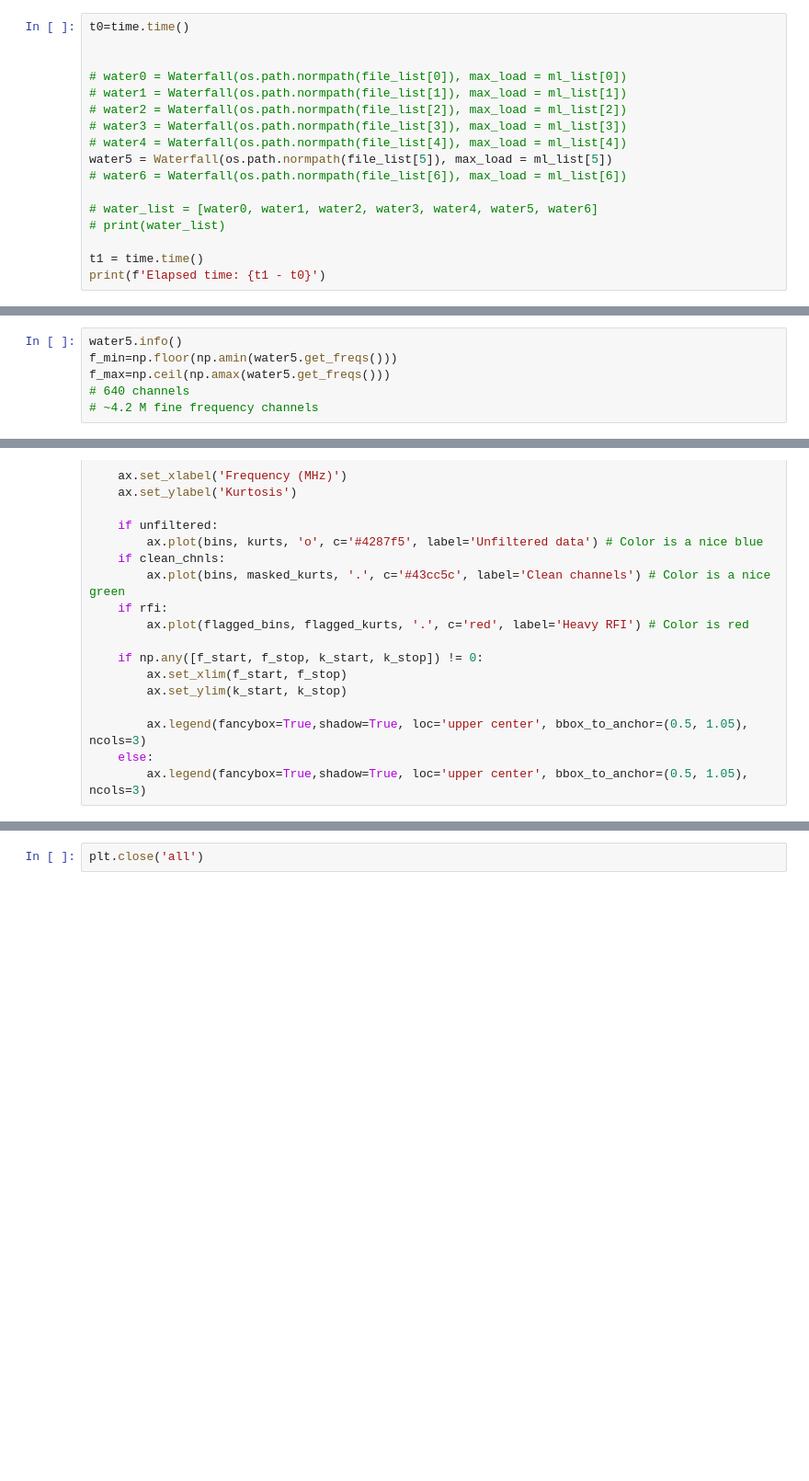
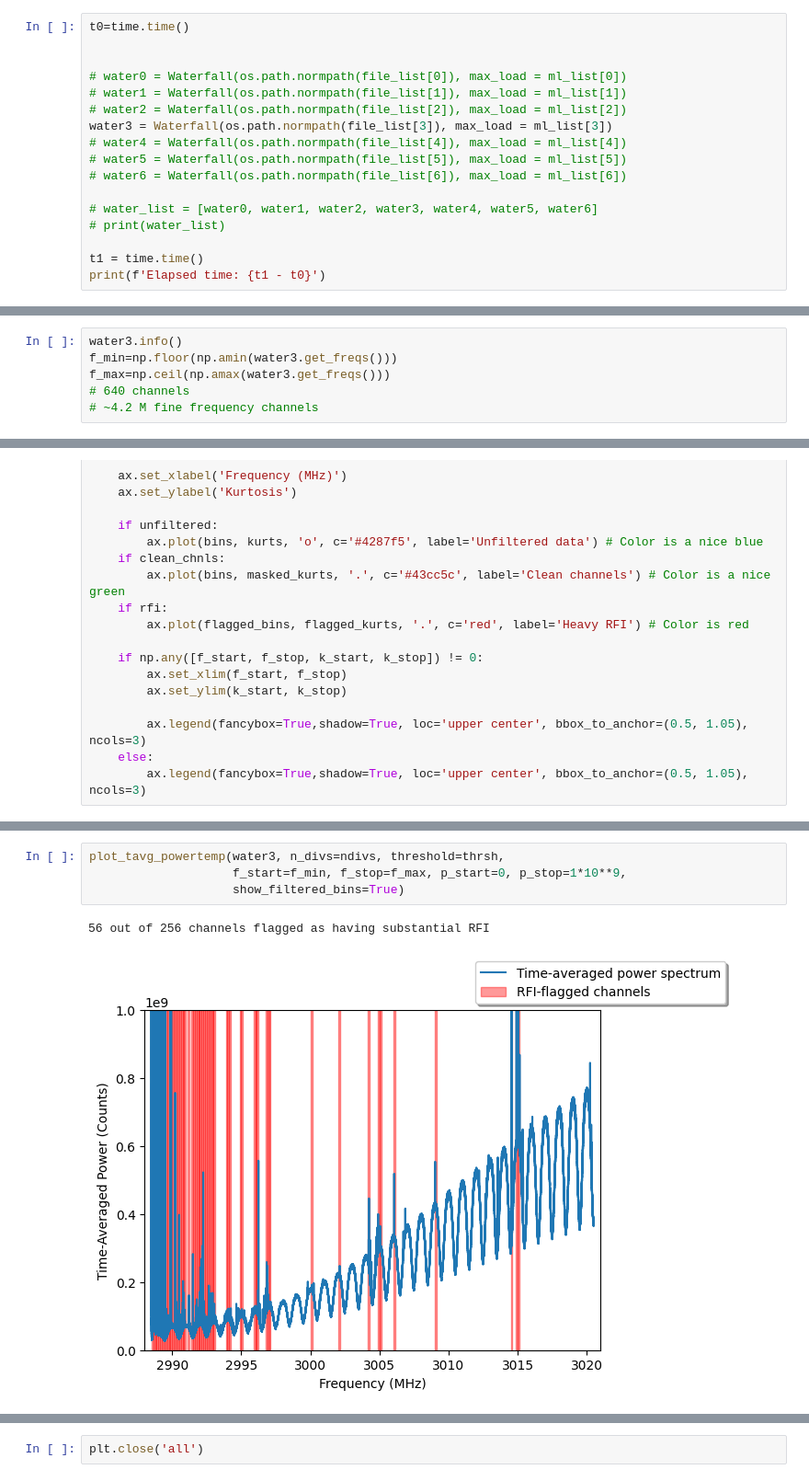
Before and after one commit to jareds-laf/playing-with-cosmic-data, a Jupyter notebook: filterbank/filterbank_rfi_id_kurtosis.ipynb, the cells around one changed output, grey strips where cells are left out. Shown at 92% size. Saved outputs shown, nothing was run; the diff lists cells and outputs as text; blank space fills up the shorter version.

```diff
--- a/filterbank/filterbank_rfi_id_kurtosis.ipynb
+++ b/filterbank/filterbank_rfi_id_kurtosis.ipynb
@@ -53,9 +53,9 @@ t0=time.time()
 # water0 = Waterfall(os.path.normpath(file_list[0]), max_load = ml_list[0])
 # water1 = Waterfall(os.path.normpath(file_list[1]), max_load = ml_list[1])
 # water2 = Waterfall(os.path.normpath(file_list[2]), max_load = ml_list[2])
-# water3 = Waterfall(os.path.normpath(file_list[3]), max_load = ml_list[3])
+water3 = Waterfall(os.path.normpath(file_list[3]), max_load = ml_list[3])
 # water4 = Waterfall(os.path.normpath(file_list[4]), max_load = ml_list[4])
-water5 = Waterfall(os.path.normpath(file_list[5]), max_load = ml_list[5])
+# water5 = Waterfall(os.path.normpath(file_list[5]), max_load = ml_list[5])
 # water6 = Waterfall(os.path.normpath(file_list[6]), max_load = ml_list[6])
 
 # water_list = [water0, water1, water2, water3, water4, water5, water6]
@@ -68,7 +68,7 @@ Elapsed time: 7.804612636566162
 # %%
-water5.info()
-f_min=np.floor(np.amin(water5.get_freqs()))
-f_max=np.ceil(np.amax(water5.get_freqs()))
+water3.info()
+f_min=np.floor(np.amin(water3.get_freqs()))
+f_max=np.ceil(np.amax(water3.get_freqs()))
 # 640 channels
 # ~4.2 M fine frequency channels
 # %% [output]
@@ -328,0 +278,7 @@ water5.plot_waterfall(f_start=2024, f_stop=2026)
+# %%
+plot_tavg_powertemp(water3, n_divs=ndivs, threshold=thrsh,
+                    f_start=f_min, f_stop=f_max, p_start=0, p_stop=1*10**9,
+                    show_filtered_bins=True)
+# %% [output]
+56 out of 256 channels flagged as having substantial RFI
+[figure, added]
```
Also changed, not shown: parts of 28 cells of this notebook.
